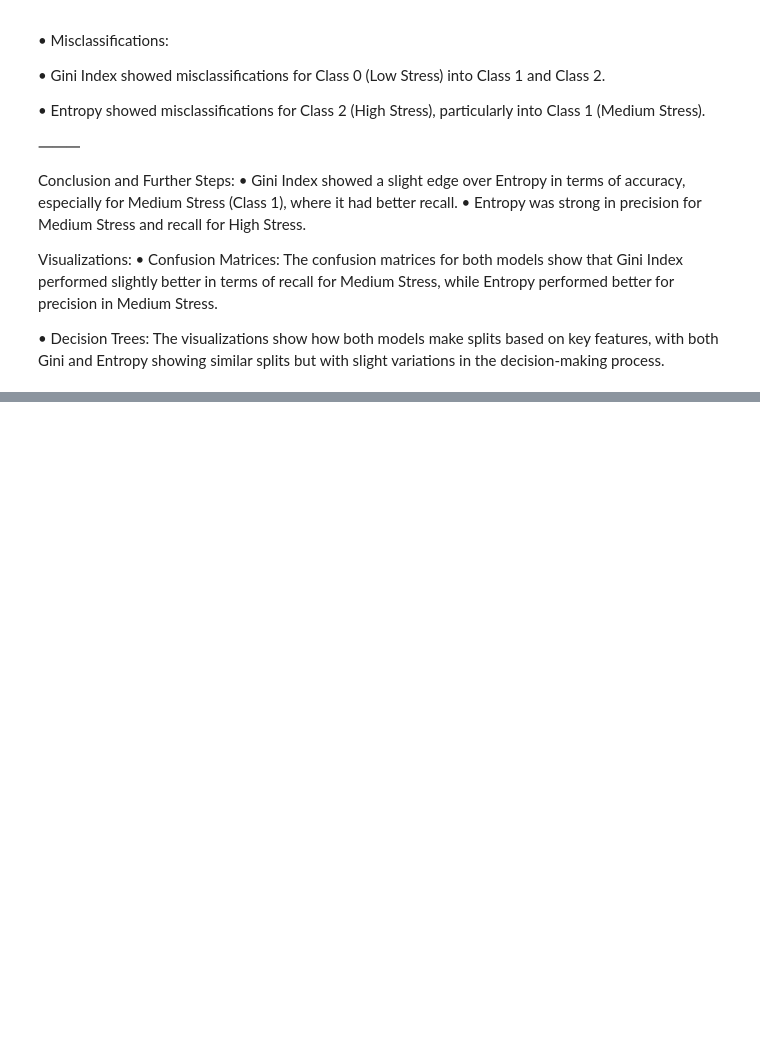
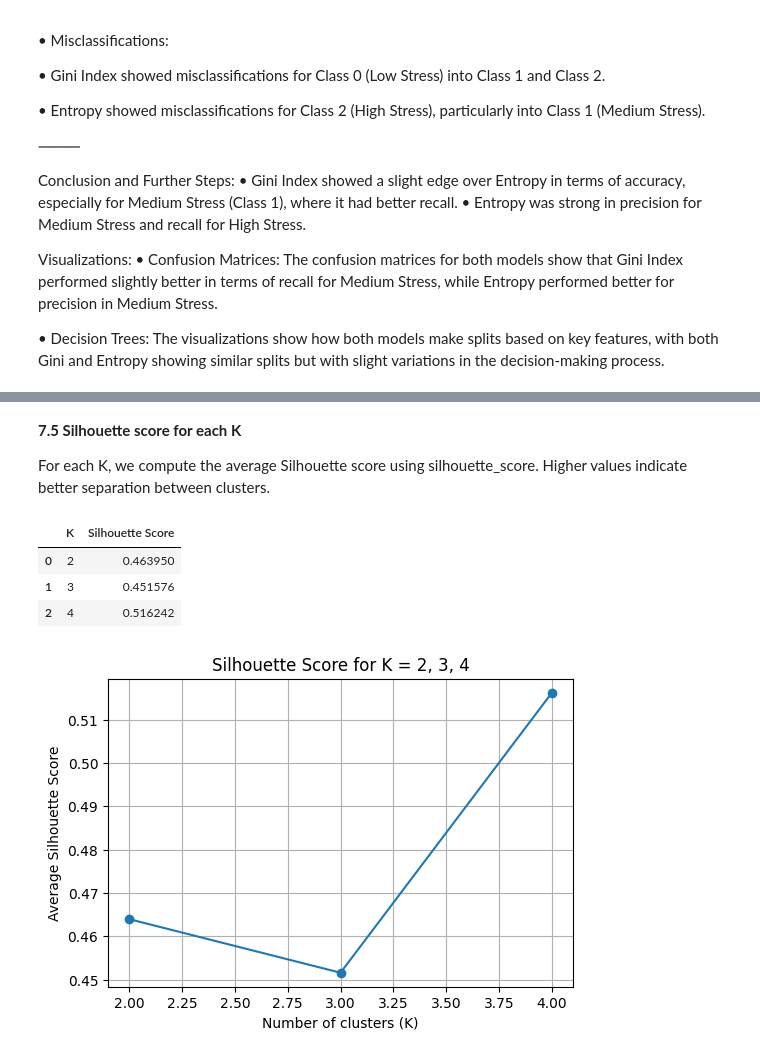
Before and after one commit to LanaAlhussaini/G12.DM, a Jupyter notebook: Phase3.ipynb, the cells around one changed output, grey strips where cells are left out. Drawn from its saved outputs; the diff is of its cells as text; code cells hidden in the pictures; blank space fills up the shorter version.

```diff
--- a/Phase3.ipynb
+++ b/Phase3.ipynb
@@ -956,0 +1099,35 @@ Visualizations:
+# %% [markdown]
+**7.5 Silhouette score for each K**
+
+For each K, we compute the average Silhouette score using silhouette_score.
+Higher values indicate better separation between clusters.
+# %%
+# 7.5 Silhouette score for each K and plot
+
+silhouette_values = []
+
+for k in K_values:
+    model = kmeans_models[k]
+    labels = model.labels_
+    score = silhouette_score(X_scaled, labels)
+    silhouette_values.append(score)
+
+silhouette_df = pd.DataFrame({
+    'K': K_values,
+    'Silhouette Score': silhouette_values
+})
+display(silhouette_df)
+
+plt.figure(figsize=(6, 4))
+plt.plot(K_values, silhouette_values, marker='o')
+plt.title('Silhouette Score for K = 2, 3, 4')
+plt.xlabel('Number of clusters (K)')
+plt.ylabel('Average Silhouette Score')
+plt.grid(True)
+plt.show()
+# %% [output]
+|  | K | Silhouette Score |
+| 0 | 2 | 0.463950 |
+| 1 | 3 | 0.451576 |
+| 2 | 4 | 0.516242 |
+[figure, added]
```
Also changed, not shown: parts of 16 cells of this notebook.
